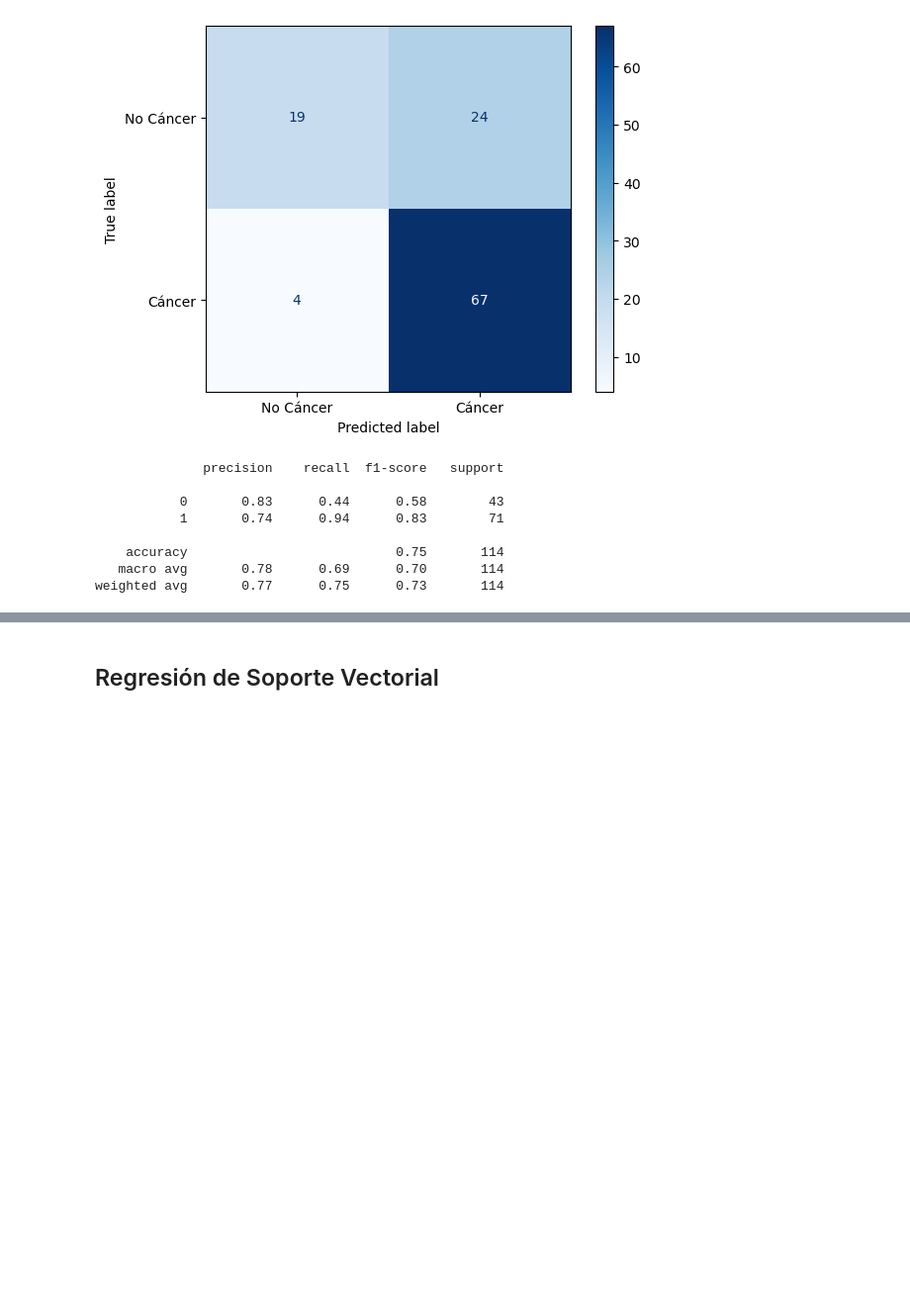
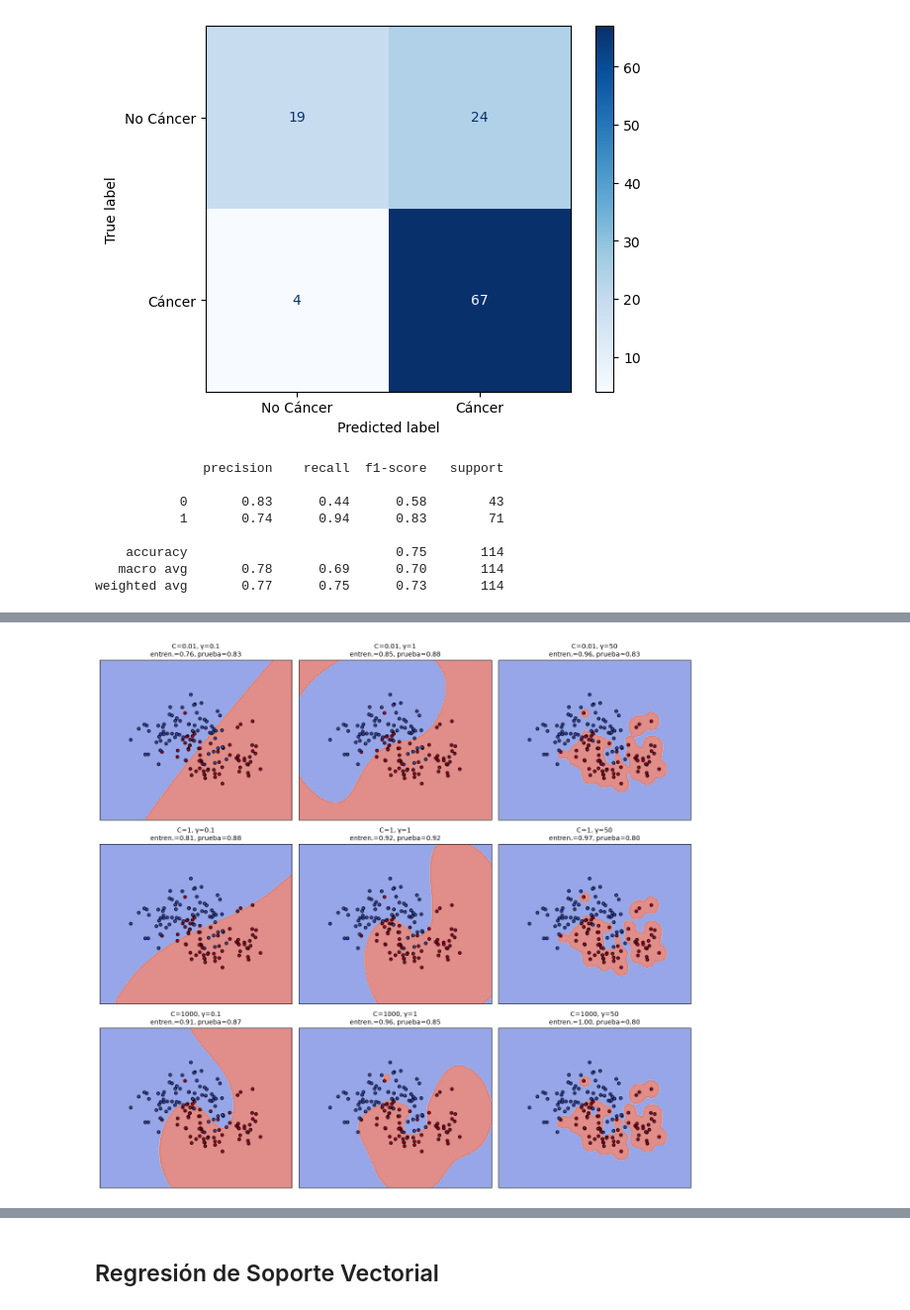
Before and after one commit to contreras-juan/Material-Ciencia-de-Datos, a Jupyter notebook: Machine_Learning/Supervised/06_SVM.ipynb, the cells around one changed output, grey strips where cells are left out. Shown at 99% size. Drawn from its saved outputs; the diff is of its cells as text; code cells hidden in the pictures; blank space fills up the shorter version.

```diff
--- a/Machine_Learning/Supervised/06_SVM.ipynb
+++ b/Machine_Learning/Supervised/06_SVM.ipynb
@@ -439,0 +449,27 @@ weighted avg       0.77      0.75      0.73       114
+# %%
+import numpy as np
+import pandas as pd
+import matplotlib.pyplot as plt
+from sklearn.datasets import make_moons
+from sklearn.inspection import DecisionBoundaryDisplay
+from sklearn.model_selection import train_test_split
+from sklearn.svm import SVC
+
+SEED = 42
+X_m, y_m = make_moons(n_samples=200, noise=0.3, random_state=SEED)
+Xm_train, Xm_test, ym_train, ym_test = train_test_split(X_m, y_m, test_size=0.3, stratify=y_m, random_state=SEED)
+
+fig, ejes = plt.subplots(3, 3, figsize=(13, 12))
+for fila, C_val in zip(ejes, [0.01, 1, 1000]):
+    for eje, gamma_val in zip(fila, [0.1, 1, 50]):
+        modelo = SVC(C=C_val, gamma=gamma_val).fit(Xm_train, ym_train)
+        DecisionBoundaryDisplay.from_estimator(modelo, X_m, response_method='predict',
+                                               cmap=plt.cm.coolwarm, alpha=0.6, ax=eje, grid_resolution=200)
+        eje.scatter(Xm_train[:, 0], Xm_train[:, 1], c=ym_train, cmap=plt.cm.coolwarm, edgecolors='k', s=20)
+        eje.set_xticks(()); eje.set_yticks(())
+        eje.set_title(f'C={C_val}, γ={gamma_val}\nentren.={modelo.score(Xm_train, ym_train):.2f}, '
+                      f'prueba={modelo.score(Xm_test, ym_test):.2f}', fontsize=10)
+plt.tight_layout()
+plt.show()
+# %% [output]
+[figure, added]
```
Also changed, not shown: parts of 9 cells of this notebook, 2 other files.
